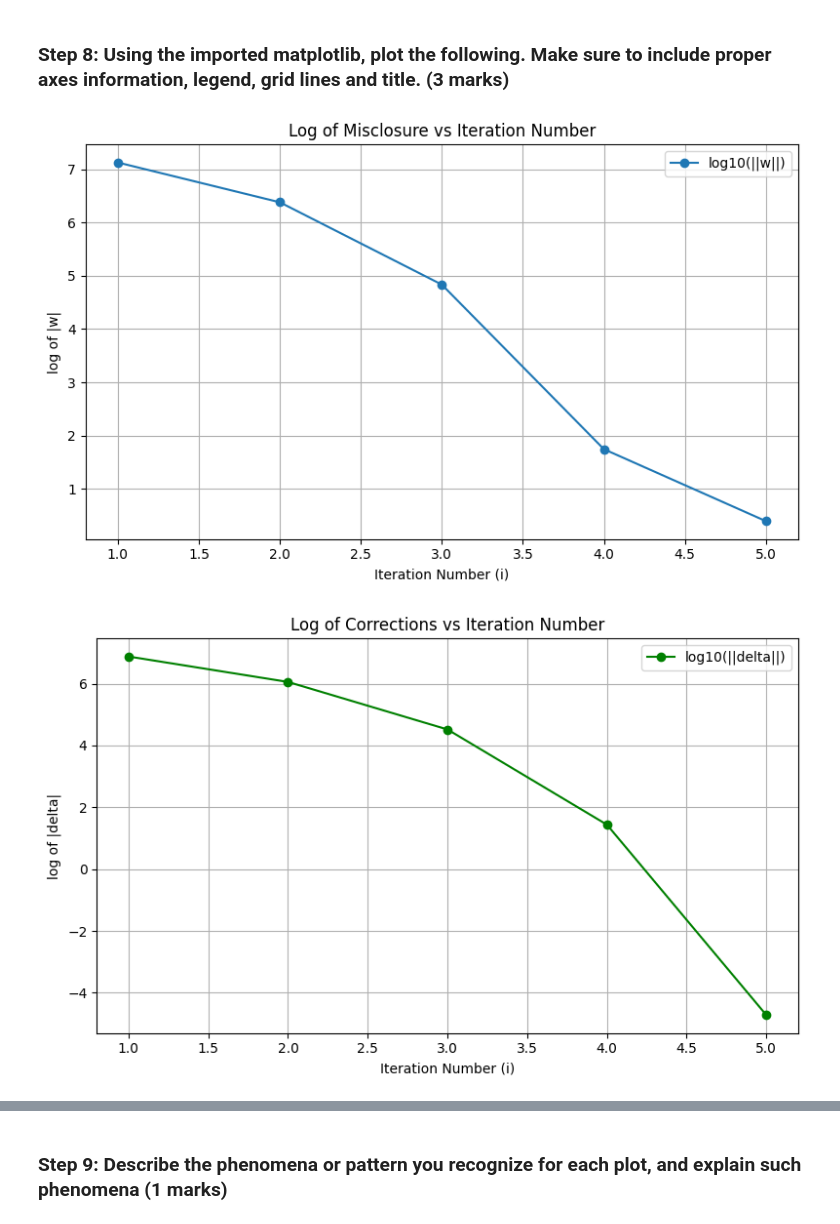
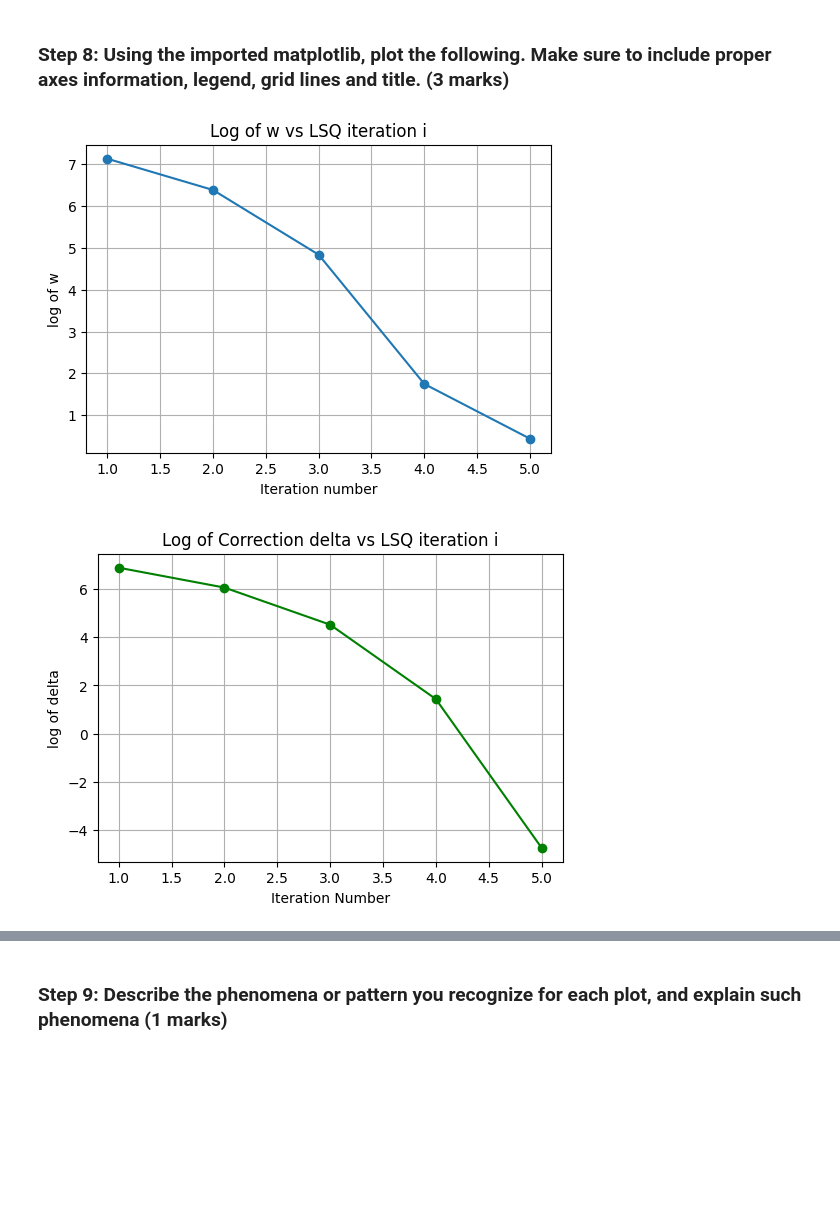
Before and after one commit to GlenaHussein/ENGG680_2025_Fall, a Jupyter notebook: Lab Assignment 2/Assignment2_upload.ipynb, the cells around one changed output, grey strips where cells are left out. Saved outputs shown, nothing was run; the diff lists cells and outputs as text; code cells hidden in the pictures; blank space fills up the shorter version.

```diff
--- a/Lab Assignment 2/Assignment2_upload.ipynb
+++ b/Lab Assignment 2/Assignment2_upload.ipynb
@@ -279,3 +242,11 @@ def design_matrix(receiver_pos, satellite_pos, distance):
+# %%
+def design_matrix(receiver_pos, satellite_pos, distance):
+  n = satellite_pos.shape[0]
+  diff = receiver_pos - satellite_pos
+  A_xyz = diff / distance[:,None]
+  const = -1* np.ones((n,1))
+  A = np.hstack((A_xyz, const))
+  return A
 # %% [markdown]
 ### Step 5: start the iteration for the LSE (4 mark)
 
@@ -378,54 +396,37 @@ Number of iterations:  5
 # %% [markdown]
 ### Step 8: Using the imported matplotlib, plot the following. Make sure to include proper axes information, legend, grid lines and title. (3 marks)
 # %%
-arr_i = np.array(arr_i)
-arr_delta = np.array(arr_delta)
-arr_err_pos = np.array(arr_err_pos)
-arr_w = np.array(arr_w)
-
-
 # 1. Plot log of the misclosure w against the LSQ iteration number i
 # (1 marks)
-plt.figure(figsize=(8,5))
-w_norm = [np.linalg.norm(w_i) for w_i in arr_w]   # norm of w at each iteration
-plt.plot(arr_i, np.log10(w_norm), marker='o', label='log10(||w||)')
-
-plt.title('Log of Misclosure vs Iteration Number')
-plt.xlabel('Iteration Number (i)')
-plt.ylabel('log of |w|')
+# arr_w = np.array(arr_w)
+w_norm = [np.linalg.norm(w_i) for w_i in arr_w]
+plt.figure(figsize = (6,4))
+plt.plot(arr_i, np.log10(w_norm), marker = 'o')
+plt.xlabel("Iteration number")
+plt.ylabel("log of w")
+plt.title("Log of w vs LSQ iteration i")
 plt.grid(True)
-plt.legend()
-plt.tight_layout()
-plt.show()
-
-
+plt.show
 # 2. Plot log of the corrections delta against the LSQ iteration number i
 # (1 marks)
-plt.figure(figsize=(8,5))
-delta_norm = [np.linalg.norm(d_i[:3]) for d_i in arr_delta]   # only xyz corrections
-plt.plot(arr_i, np.log10(delta_norm), marker='o', color='green', label='log10(||delta||)')
-
-plt.title('Log of Corrections vs Iteration Number')
-plt.xlabel('Iteration Number (i)')
-plt.ylabel('log of |delta|')
+delta_norm = [np.linalg.norm(d_i[:3]) for d_i in arr_delta]
+plt.figure(figsize=(6,4))
+plt.plot(arr_i, np.log10(delta_norm), marker='o', color='green')
+plt.title('Log of Correction delta vs LSQ iteration i')
+plt.xlabel('Iteration Number')
+plt.ylabel('log of delta')
 plt.grid(True)
-plt.legend()
-plt.tight_layout()
 plt.show()
-
 
 # 3. Plot log of the 3D position errors against the LSQ iteration number i
 # (1 marks)
-plt.figure(figsize=(8,5))
-plt.plot(arr_i, np.log10(arr_err_pos), marker='o', color='red', label='log10(position error)')
-
-plt.title('Log of 3D Position Error vs Iteration Number')
-plt.xlabel('Iteration Number (i)')
+plt.figure(figsize=(6,4))
+plt.plot(arr_i, np.log10(arr_err_pos), marker='o', color='red')
+plt.title('Log of 3D Position Error vs LSQ iteration i')
+plt.xlabel('Iteration Number')
 plt.ylabel('log of 3D position error')
 plt.grid(True)
-plt.legend()
-plt.tight_layout()
 plt.show()
 # %% [output]
-[figure, old version]
+[figure, new version]
-[figure, old version]
+[figure, new version]
```
Also changed, not shown: parts of 26 cells of this notebook.
